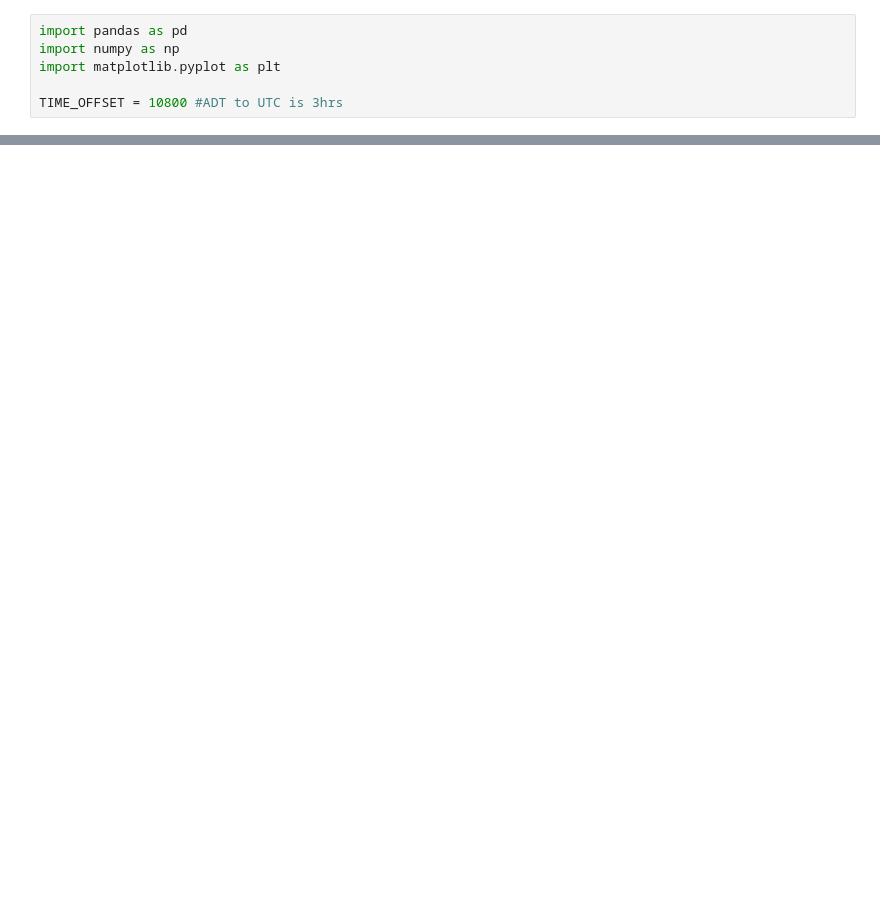
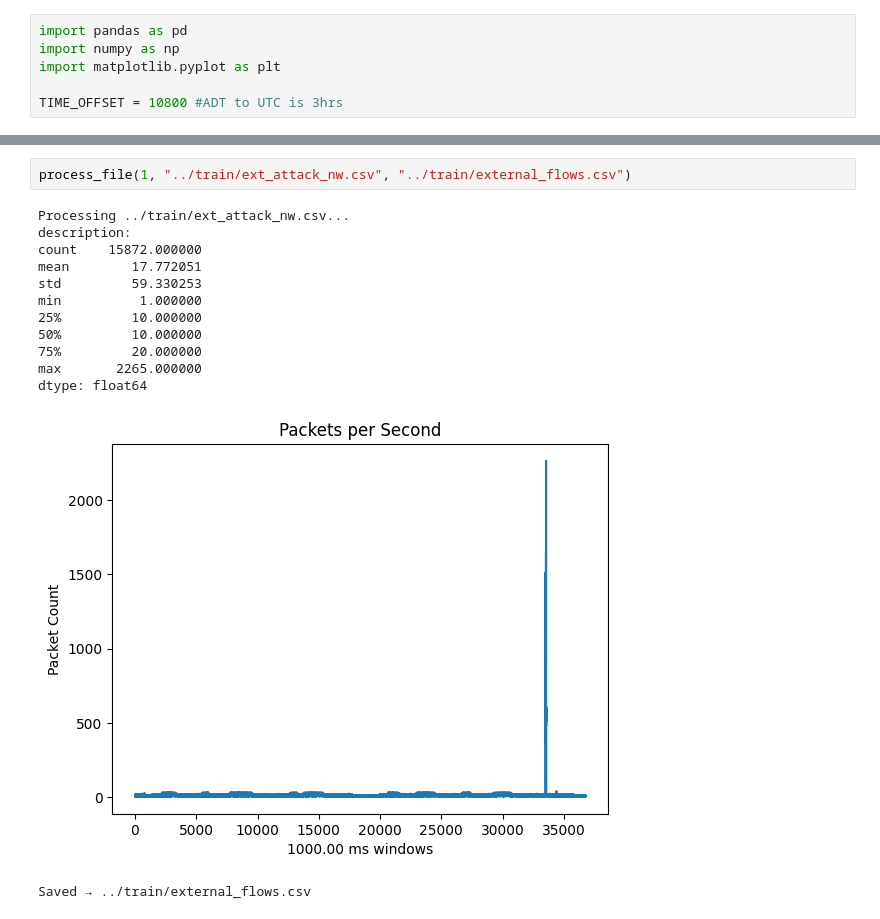
Before and after one commit to SameerCS23iitm/ugrc, a Jupyter notebook: src/adt_utc.ipynb, the cells around one changed output, grey strips where cells are left out. Saved outputs shown, nothing was run; the diff lists cells and outputs as text; blank space fills up the shorter version.

```diff
--- a/src/adt_utc.ipynb
+++ b/src/adt_utc.ipynb
@@ -100,0 +136,16 @@ Saved → ../train/external_flows.csv
+# %%
+process_file(1, "../train/ext_attack_nw.csv", "../train/external_flows.csv")
+# %% [output]
+Processing ../train/ext_attack_nw.csv...
+description:
+count    15872.000000
+mean        17.772051
+std         59.330253
+min          1.000000
+25%         10.000000
+50%         10.000000
+75%         20.000000
+max       2265.000000
+dtype: float64
+[figure, added]
+Saved → ../train/external_flows.csv
```
Also changed, not shown: parts of 6 cells of this notebook, 1 other file.
